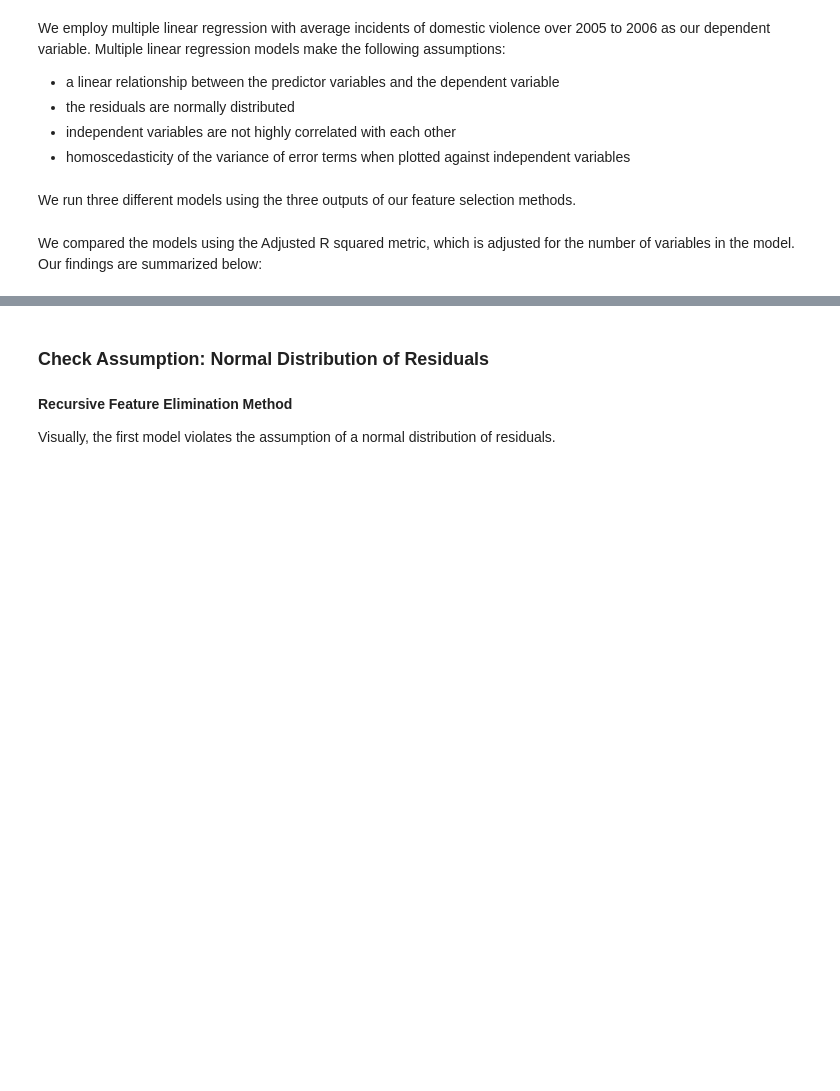
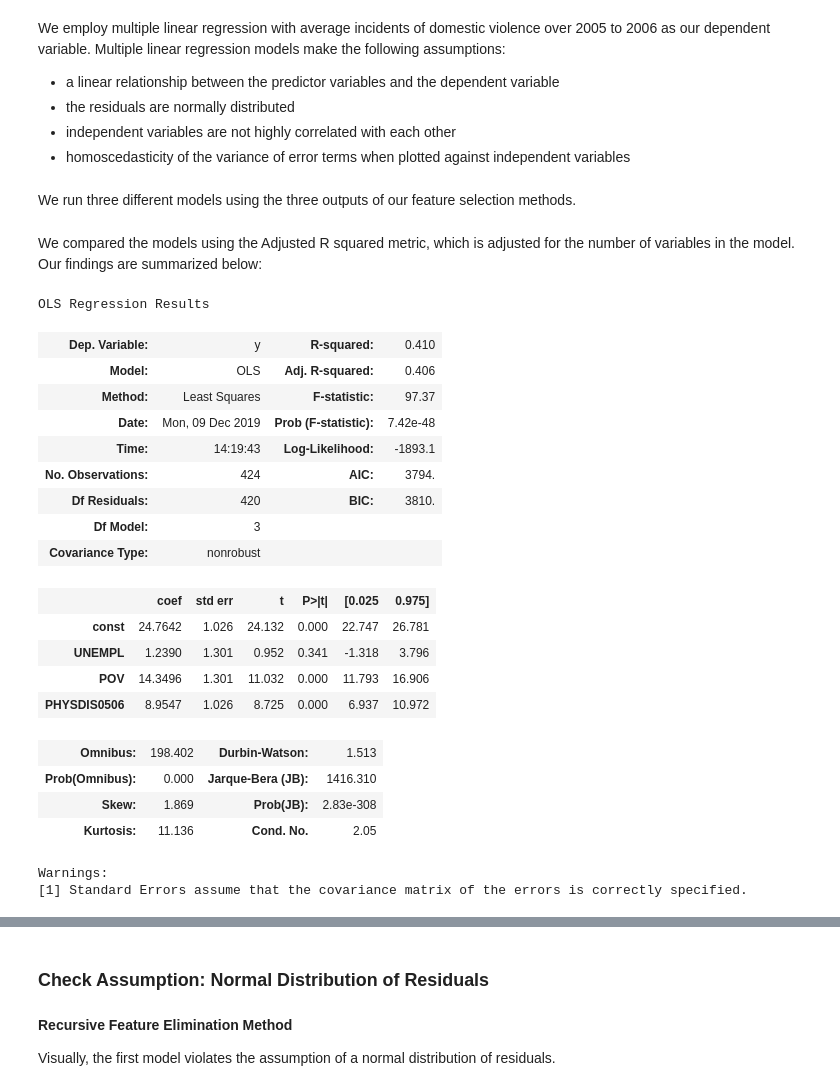
Before and after one commit to acl2171/regressionproj, a Jupyter notebook: notebooks/technical_notebook.ipynb, the cells around one changed output, grey strips where cells are left out. Drawn from its saved outputs; the diff is of its cells as text; code cells hidden in the pictures; blank space fills up the shorter version.

```diff
--- a/notebooks/technical_notebook.ipynb
+++ b/notebooks/technical_notebook.ipynb
@@ -167,6 +167,29 @@ We compared the models using the Adjusted R squared metric, which is adjusted fo
 # %%
 res_ref = run_model(rfe_df, np.array(y).reshape(-1, 1))
 resid_rfe = res_ref.resid
+res_ref.summary() #0.406
+# %% [output]
+OLS Regression Results
+| Dep. Variable: | y | R-squared: | 0.410 |
+| Model: | OLS | Adj. R-squared: | 0.406 |
+| Method: | Least Squares | F-statistic: | 97.37 |
+| Date: | Mon, 09 Dec 2019 | Prob (F-statistic): | 7.42e-48 |
+| Time: | 14:19:43 | Log-Likelihood: | -1893.1 |
+| No. Observations: | 424 | AIC: | 3794. |
+| Df Residuals: | 420 | BIC: | 3810. |
+| Df Model: | 3 |  |  |
+| Covariance Type: | nonrobust |  |  |
+|  | coef | std err | t | P>|t| | [0.025 | 0.975] |
+| const | 24.7642 | 1.026 | 24.132 | 0.000 | 22.747 | 26.781 |
+| UNEMPL | 1.2390 | 1.301 | 0.952 | 0.341 | -1.318 | 3.796 |
+| POV | 14.3496 | 1.301 | 11.032 | 0.000 | 11.793 | 16.906 |
+| PHYSDIS0506 | 8.9547 | 1.026 | 8.725 | 0.000 | 6.937 | 10.972 |
+| Omnibus: | 198.402 | Durbin-Watson: | 1.513 |
+| Prob(Omnibus): | 0.000 | Jarque-Bera (JB): | 1416.310 |
+| Skew: | 1.869 | Prob(JB): | 2.83e-308 |
+| Kurtosis: | 11.136 | Cond. No. | 2.05 |
+Warnings:
+[1] Standard Errors assume that the covariance matrix of the errors is correctly specified.
 # %%
 res_lasso = run_model(lasso_df, np.array(y).reshape(-1,1))
 resid_lasso = res_lasso.resid
```
Also changed, not shown: parts of 5 cells of this notebook.
